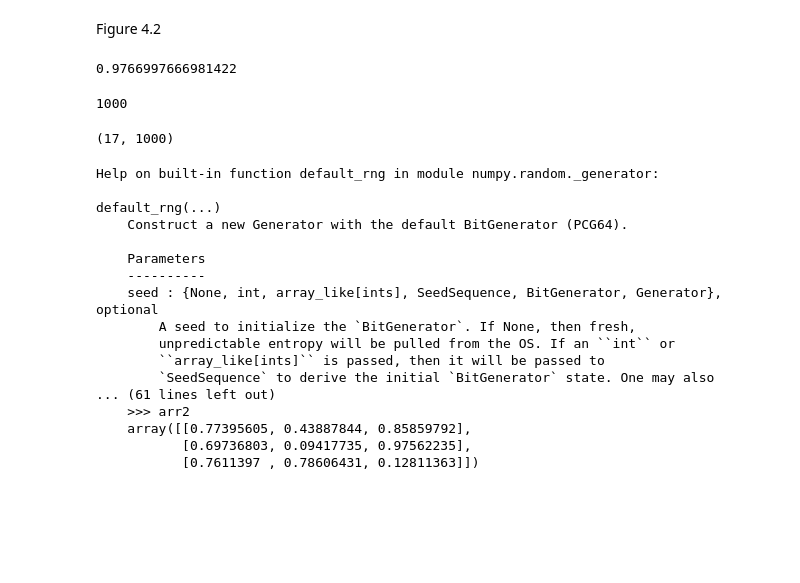
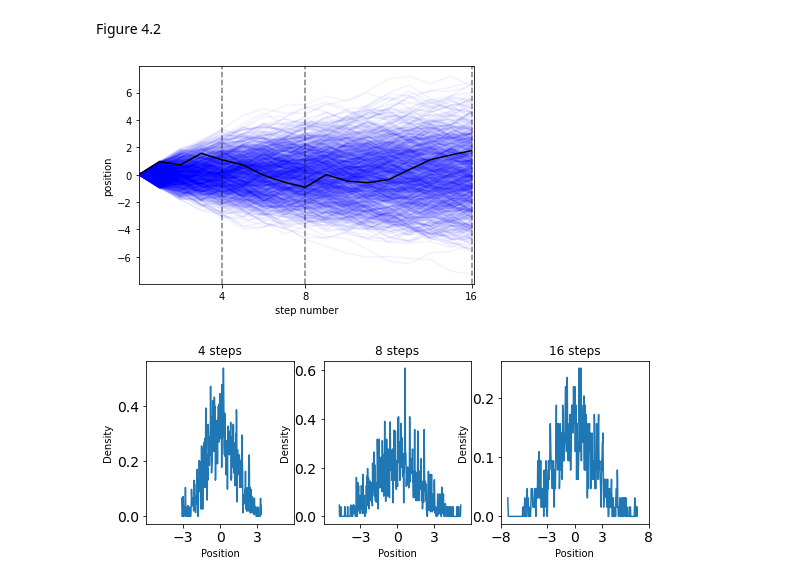
Before and after one commit to steed360/Data-Analysis, a Jupyter notebook: b Statistical Rethinking/Chapter_4_fromScratch.ipynb, the cells around one changed output. Cells and saved outputs as stored; diff of their text form; code cells hidden in the pictures; blank space fills up the shorter version.

```diff
--- a/b Statistical Rethinking/Chapter_4_fromScratch.ipynb
+++ b/b Statistical Rethinking/Chapter_4_fromScratch.ipynb
@@ -37,50 +39,44 @@ plt.ylabel("Density");
 # %% [markdown]
 Figure 4.2
-# %%
-step_rng = np.random.default_rng(1234)
-step_rng.random()
-# %% [output]
-0.9766997666981422
 # %%
 # Initialize a random generator.
 step_rng = np.random.default_rng(1234)
 
 steps = 16         # number of steps to take, each drawn from same distribution.
 repetitions = 1000 # i.e. individuals
 
 show_steps = [4, 8, 16]
 
 # Set up a matrix, 17 rows (steps) for 1000 individuals (columns)
 x = np.zeros([steps + 1, repetitions])
 
-for i in range(x.shape[1]): # i.e. loop through the columns
+for i in range(x.shape[1]): # loop through the columns (indviduals)
+    # For each, add a column of left (-1) or right (1) steps
+    # These are added cumulatively.
     x[1:, i] = np.cumsum(step_rng.uniform(-1, 1, steps))
+
+fig, ax = plt.subplots()
+plt.plot(range(0, steps + 1), x[:, :],c="b" ,alpha=0.05)
+plt.plot(range(0, steps + 1), x[:, 0], c="k")
+for step in show_steps:
+    plt.axvline(step, linestyle="--", c="k", alpha=0.5)
+
+plt.xlabel("step number")
+plt.ylabel("position")
+ax.set_xticks(show_steps)
+plt.xlim(0, step + 0.1)
+plt.show()
+# %% [output]
+[figure, added]
-# %%
-x.shape[1]
-# %% [output]
-1000
-# %%
-x = np.zeros([steps + 1, repetitions])
-x.shape
-# %% [output]
-(17, 1000)
-# %%
-help ( np.random.default_rng)
-# %% [output]
-Help on built-in function default_rng in module numpy.random._generator:
-
-default_rng(...)
-    Construct a new Generator with the default BitGenerator (PCG64).
-
-    Parameters
-    ----------
-    seed : {None, int, array_like[ints], SeedSequence, BitGenerator, Generator}, optional
-        A seed to initialize the `BitGenerator`. If None, then fresh,
-        unpredictable entropy will be pulled from the OS. If an ``int`` or
-        ``array_like[ints]`` is passed, then it will be passed to
-        `SeedSequence` to derive the initial `BitGenerator` state. One may also
-... (61 lines left out)
-    >>> arr2
-    array([[0.77395605, 0.43887844, 0.85859792],
-           [0.69736803, 0.09417735, 0.97562235],
-           [0.7611397 , 0.78606431, 0.12811363]])
+# %%
+fig, axs = plt.subplots(1, 3, figsize=(9, 3), sharex=True)
+
+for step, ax in zip(show_steps, axs):
+    az.plot_kde(x[step, :], bw=0.01, ax=ax)
+    ax.set_title(f"{step} steps")
+    ax.set_ylabel("Density")
+    ax.set_xlabel("Position")
+    ax.set_xlim(-6, 6)
+    ax.set_xticks([-8, -3, 0, 3, 8])
+# %% [output]
+[figure, added]
```
Also changed, not shown: parts of 8 cells of this notebook.
